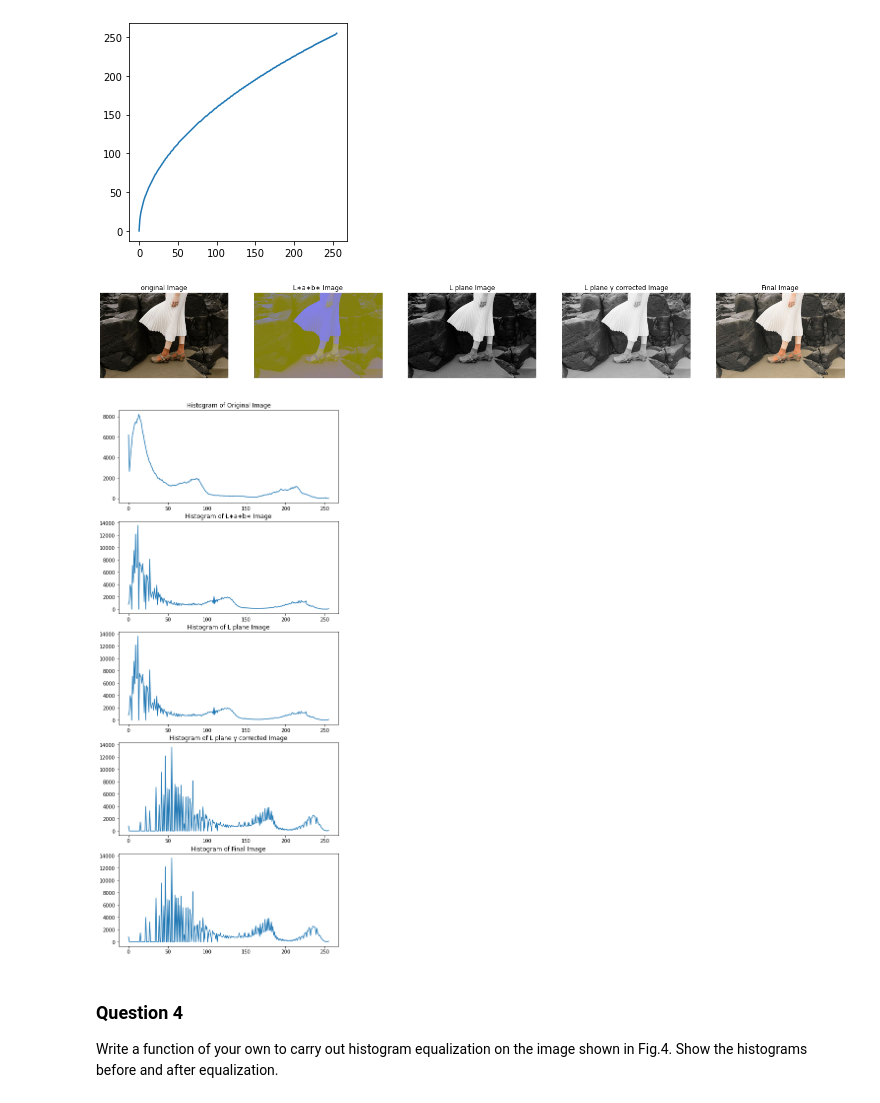
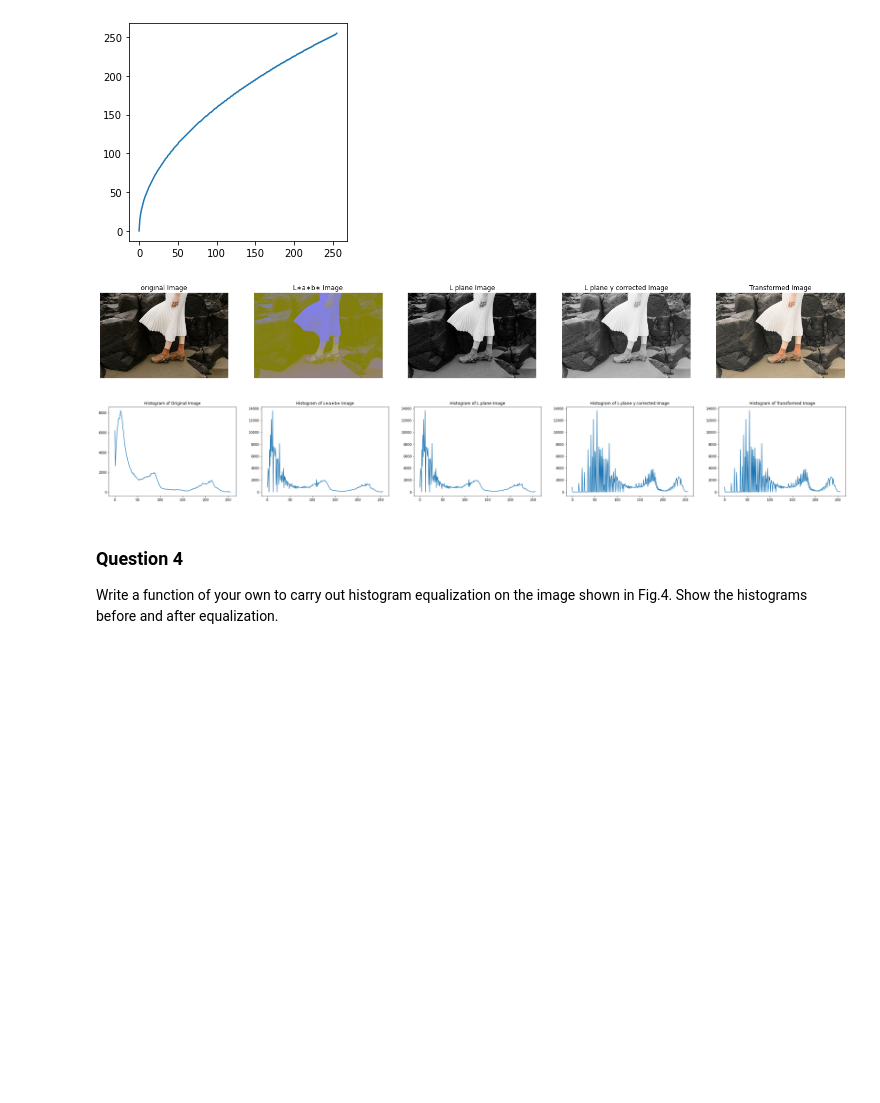
Before and after one commit to ayodyawkh/EN2550, a Jupyter notebook: Assignment_1/Assignment1.ipynb, the cells around one changed output. Saved outputs shown, nothing was run; the diff lists cells and outputs as text; code cells hidden in the pictures; blank space fills up the shorter version.

```diff
--- a/Assignment_1/Assignment1.ipynb
+++ b/Assignment_1/Assignment1.ipynb
@@ -136,46 +113,35 @@ Final_Img = cv.merge([G_Img,A,B])
 # %%
 figure, axis = plt.subplots(1,5)
 figure.set_figwidth(25)
-
 axis[0].imshow(cv.cvtColor(Img, cv.COLOR_BGR2RGB))
-axis[0].axis('off')
-axis[0].title.set_text('original Image')
+axis[0].axis('off'), axis[0].title.set_text('original Image')
 axis[1].imshow(cv.cvtColor(lab_Img, cv.COLOR_BGR2RGB))
-axis[1].axis('off')
-axis[1].title.set_text('L∗a∗b∗ Image')
+axis[1].axis('off'), axis[1].title.set_text('L∗a∗b∗ Image')
 axis[2].imshow(cv.cvtColor(L, cv.COLOR_BGR2RGB))
-axis[2].axis('off')
-axis[2].title.set_text('L plane Image')
+axis[2].axis('off'), axis[2].title.set_text('L plane Image')
 axis[3].imshow(cv.cvtColor(G_Img, cv.COLOR_BGR2RGB))
-axis[3].axis('off')
-axis[3].title.set_text('L plane γ corrected Image')
+axis[3].axis('off'), axis[3].title.set_text('L plane γ corrected Image')
 axis[4].imshow(cv.cvtColor(Final_Img, cv.COLOR_LAB2RGB))
-axis[4].axis('off')
-axis[4].title.set_text('Final Image')
+axis[4].axis('off'), axis[4].title.set_text('Transformed Image')
 plt.show()
 # %% [output]
-[figure, old version]
+[figure, new version]
 # %%
 hist_Img = cv.calcHist([Img],[0], None, [256], [0,256])
 hist_lab = cv.calcHist([lab_Img],[0], None, [256], [0,256])
 hist_L = cv.calcHist([L],[0], None, [256], [0,256])
 hist_G = cv.calcHist([G_Img],[0], None, [256], [0,256])
 hist_F = cv.calcHist([Final_Img],[0], None, [256], [0,256])
 
-figure, axis = plt.subplots(5,1, figsize = (8,20))
-axis[0].plot(hist_Img)
-axis[0].title.set_text('Histogram of Original Image')
-axis[1].plot(hist_lab)
-axis[1].title.set_text('Histogram of L∗a∗b∗ Image')
-axis[2].plot(hist_L)
-axis[2].title.set_text('Histogram of L plane Image')
-axis[3].plot(hist_G)
-axis[3].title.set_text('Histogram of L plane γ corrected Image')
-axis[4].plot(hist_F)
-axis[4].title.set_text('Histogram of Final Image')
+figure, axis = plt.subplots(1,5, figsize = (40,5))
+axis[0].plot(hist_Img), axis[0].title.set_text('Histogram of Original Image')
+axis[1].plot(hist_lab), axis[1].title.set_text('Histogram of L∗a∗b∗ Image')
+axis[2].plot(hist_L), axis[2].title.set_text('Histogram of L plane Image')
+axis[3].plot(hist_G), axis[3].title.set_text('Histogram of L plane γ corrected Image')
+axis[4].plot(hist_F), axis[4].title.set_text('Histogram of Transformed Image')
 plt.show()
 # %% [output]
-[figure, old version]
+[figure, new version]
 # %% [markdown]
 ### Question 4
 Write a function of your own to carry out histogram equalization on the image shown in Fig.4. Show the histograms before and after equalization.
```
Also changed, not shown: parts of 13 cells of this notebook, 1 other file.
